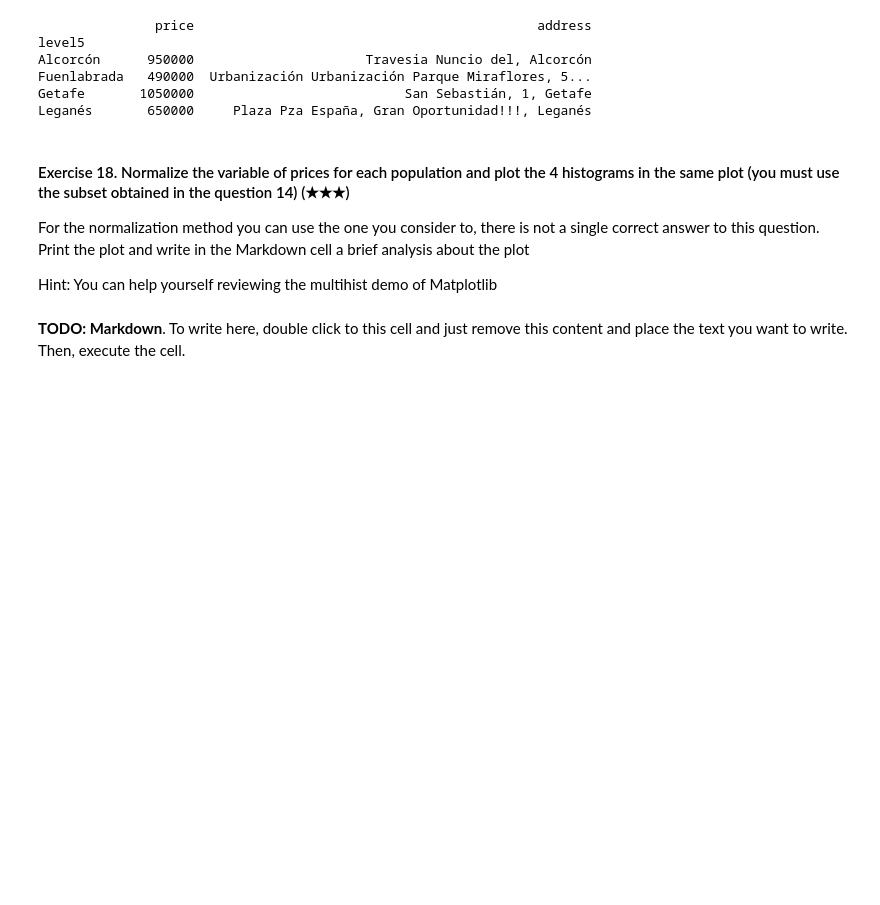
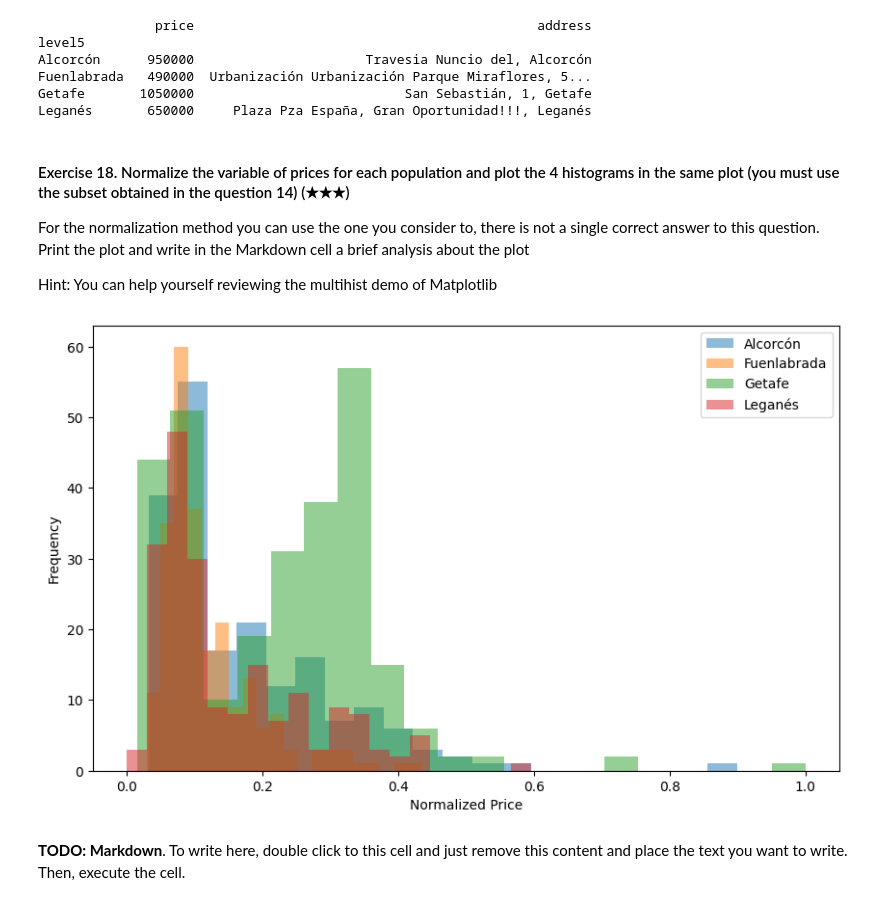
Before and after one commit to allankruger/realestate-datacleanup-exercise, a Jupyter notebook: project.ipynb, the cells around one changed output. Cells and saved outputs as stored; diff of their text form; code cells hidden in the pictures; blank space fills up the shorter version.

```diff
--- a/project.ipynb
+++ b/project.ipynb
@@ -330,6 +330,26 @@ Leganés       650000     Plaza Pza España, Gran Oportunidad!!!, Leganés
 For the normalization method you can use the one you consider to, there is not a single correct answer to this question. Print the plot and write in the Markdown cell a brief analysis about the plot
 
 Hint: You can help yourself reviewing the multihist demo of Matplotlib
+# %%
+df_18 = pd.DataFrame(subset, columns=["level5", "price"])
+
+min_price = df_18["price"].min()
+dif_price = df_18["price"].max() - min_price
+df_18.loc[:, "normalize_price"] = (df_18["price"] - min_price) / dif_price
+
+Sector = df_18.groupby("level5")
+
+plt.figure(figsize=(10, 6))
+for key, item in Sector:
+    plt.hist(item["normalize_price"], bins=20, alpha=0.5, label=key)
+
+
+plt.xlabel("Normalized Price")
+plt.ylabel("Frequency")
+plt.legend()
+plt.show()
+# %% [output]
+[figure, added]
 # %% [markdown]
 **TODO: Markdown**. To write here, double click to this cell and just remove this content and place the text you want to write. Then, execute the cell.
 # %% [markdown]
```
Also changed, not shown: parts of 6 cells of this notebook.
